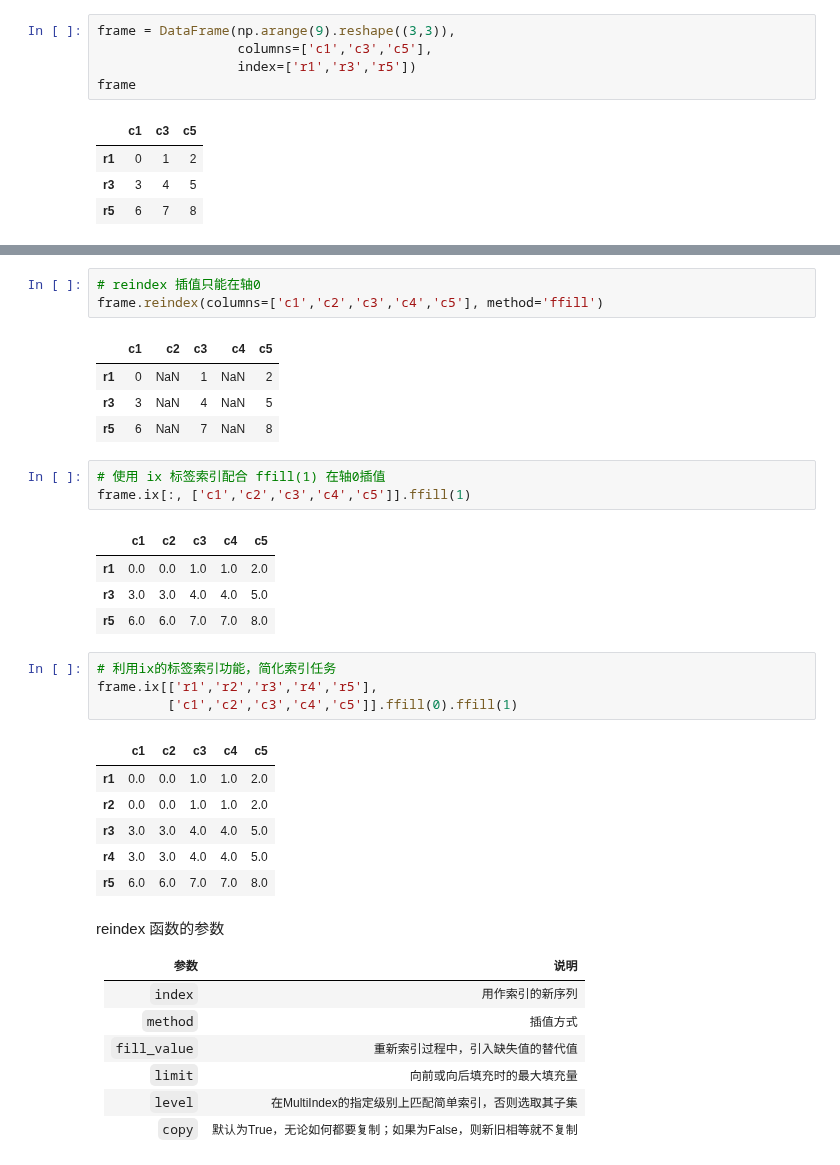
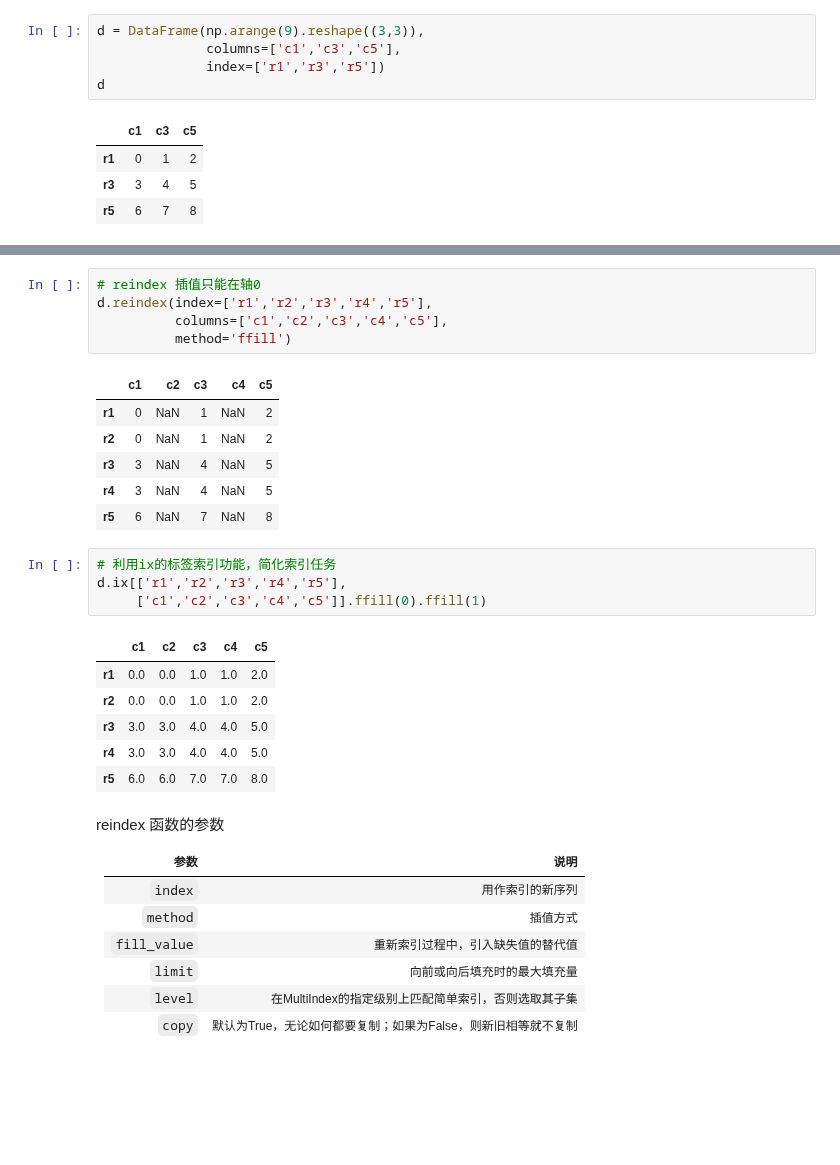
Before and after one commit to hugolu/learn-python, a Jupyter notebook: python-for-data-analysis/ch05-getting-started-with-pandas.ipynb, the cells around one changed output, grey strips where cells are left out. Drawn from its saved outputs; the diff is of its cells as text; blank space fills up the shorter version.

```diff
--- a/python-for-data-analysis/ch05-getting-started-with-pandas.ipynb
+++ b/python-for-data-analysis/ch05-getting-started-with-pandas.ipynb
@@ -500,10 +454,10 @@ dtype: object
 # %% [markdown]
 #### DataFrame
 # %%
-frame = DataFrame(np.arange(9).reshape((3,3)),
-                  columns=['c1','c3','c5'],
-                  index=['r1','r3','r5'])
-frame
+d = DataFrame(np.arange(9).reshape((3,3)),
+              columns=['c1','c3','c5'],
+              index=['r1','r3','r5'])
+d
 # %% [output]
 |  | c1 | c3 | c5 |
 | r1 | 0 | 1 | 2 |
@@ -540,31 +494,27 @@ frame.ix[['r1','r2','r3','r4','r5']].ffill()
 | r5 | 6.0 | 7.0 | 8.0 |
 # %%
 # reindex 插值只能在轴0
-frame.reindex(columns=['c1','c2','c3','c4','c5'], method='ffill')
+d.reindex(index=['r1','r2','r3','r4','r5'],
+          columns=['c1','c2','c3','c4','c5'],
+          method='ffill')
 # %% [output]
 |  | c1 | c2 | c3 | c4 | c5 |
 | r1 | 0 | NaN | 1 | NaN | 2 |
+| r2 | 0 | NaN | 1 | NaN | 2 |
 | r3 | 3 | NaN | 4 | NaN | 5 |
+| r4 | 3 | NaN | 4 | NaN | 5 |
 | r5 | 6 | NaN | 7 | NaN | 8 |
 # %%
-# 使用 ix 标签索引配合 ffill(1) 在轴0插值
-frame.ix[:, ['c1','c2','c3','c4','c5']].ffill(1)
+# 利用ix的标签索引功能，简化索引任务
+d.ix[['r1','r2','r3','r4','r5'],
+     ['c1','c2','c3','c4','c5']].ffill(0).ffill(1)
 # %% [output]
 |  | c1 | c2 | c3 | c4 | c5 |
 | r1 | 0.0 | 0.0 | 1.0 | 1.0 | 2.0 |
+| r2 | 0.0 | 0.0 | 1.0 | 1.0 | 2.0 |
 | r3 | 3.0 | 3.0 | 4.0 | 4.0 | 5.0 |
+| r4 | 3.0 | 3.0 | 4.0 | 4.0 | 5.0 |
 | r5 | 6.0 | 6.0 | 7.0 | 7.0 | 8.0 |
-# %%
-# 利用ix的标签索引功能，简化索引任务
-frame.ix[['r1','r2','r3','r4','r5'],
-         ['c1','c2','c3','c4','c5']].ffill(0).ffill(1)
-# %% [output]
-|  | c1 | c2 | c3 | c4 | c5 |
-| r1 | 0.0 | 0.0 | 1.0 | 1.0 | 2.0 |
-| r2 | 0.0 | 0.0 | 1.0 | 1.0 | 2.0 |
-| r3 | 3.0 | 3.0 | 4.0 | 4.0 | 5.0 |
-| r4 | 3.0 | 3.0 | 4.0 | 4.0 | 5.0 |
-| r5 | 6.0 | 6.0 | 7.0 | 7.0 | 8.0 |
 # %% [markdown]
 reindex 函数的参数
 
```
Also changed, not shown: parts of 152 cells of this notebook.
